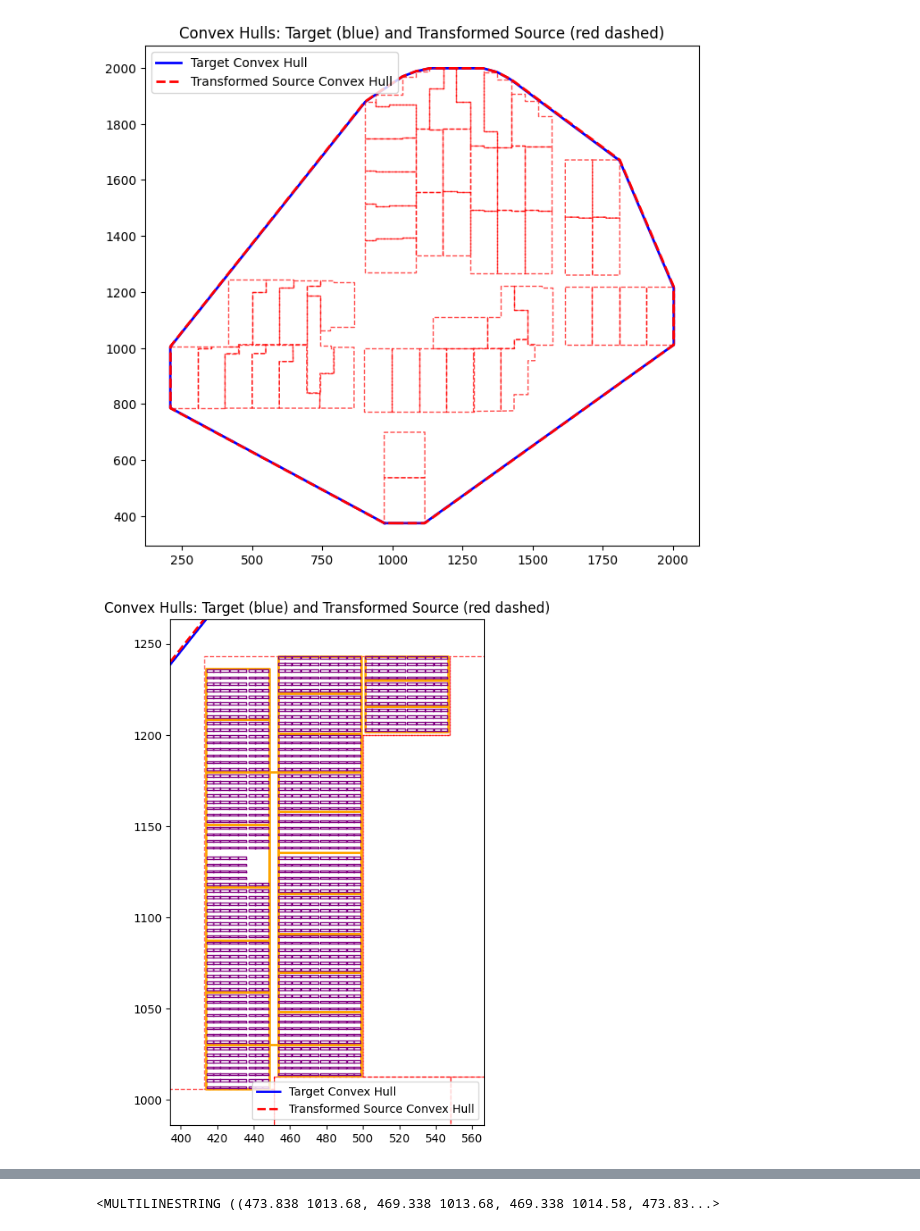
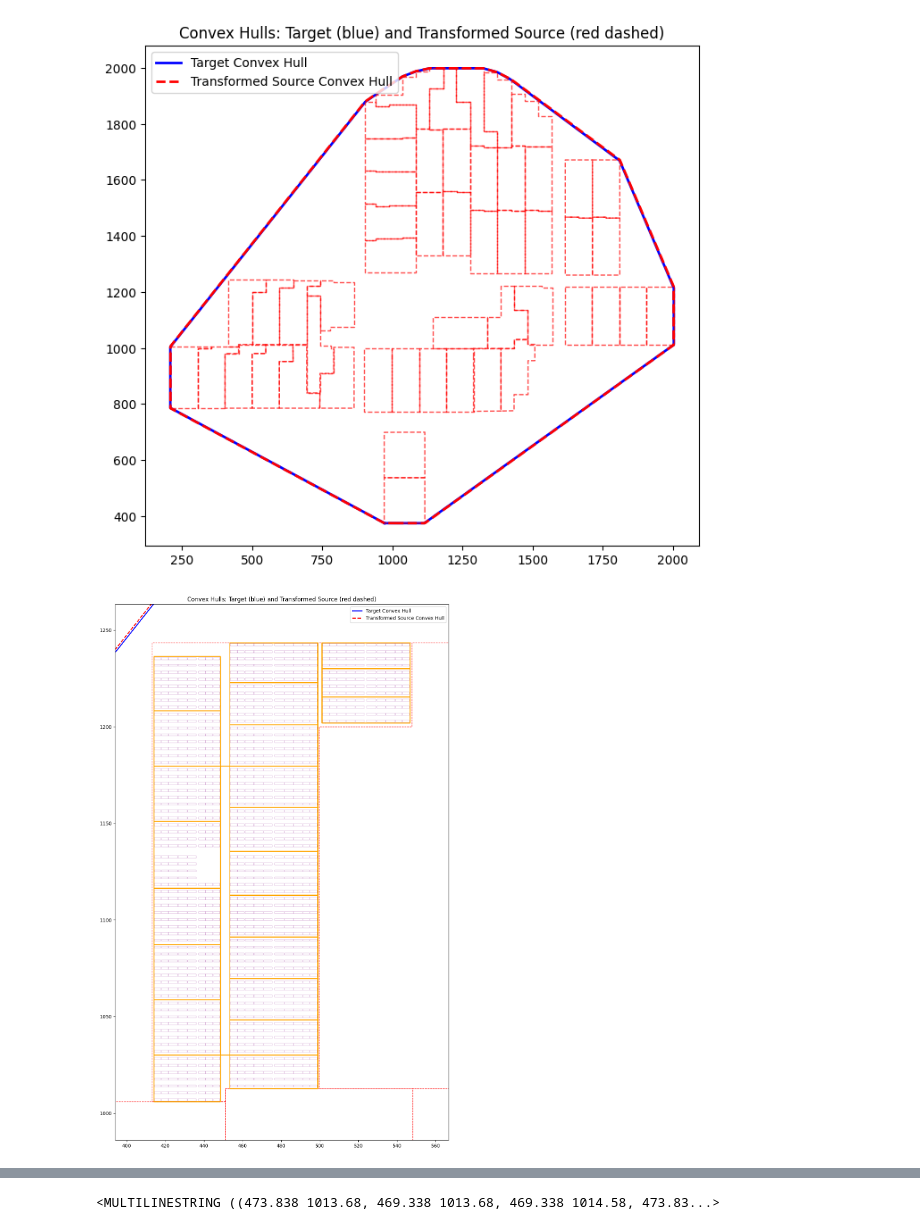
Before and after one commit to roba-cansolar/pdf-layout-extraction-dev, a Jupyter notebook: testing_notebooks/text-extraction-tests/LLM-extract/transform_path_dev.ipynb, the cells around one changed output, grey strips where cells are left out. Drawn from its saved outputs; the diff is of its cells as text; code cells hidden in the pictures.

```diff
--- a/testing_notebooks/text-extraction-tests/LLM-extract/transform_path_dev.ipynb
+++ b/testing_notebooks/text-extraction-tests/LLM-extract/transform_path_dev.ipynb
@@ -167,7 +167,7 @@ plt.show()
 file_path = "C:/Users/roba7/Documents/Programming projects/as-built-processing/pdf_layout_extraction_dev/docs/full_pdf/NorthStar As Built - Rev 2 2016-11-15.pdf"
 config = ExtractionConfig()
 layer_name = "key plan|BEI-BLOCK-OUTLINE"
-page_number = 14
+page_number = 15
 config.extension_length = 20
 element_type = "inverter"
 output_dir = None
@@ -181,7 +205,7 @@ with open("layout_extended_13_63_running_record.pkl", "rb") as f:
 # %%
 page_number = 14
-combiners = doc_json[14]['page_elements']['combiner_outlines']
-inverter_outline = inverter_label_poly_dict[doc_json[14]['page_label']]
+combiners = doc_json[page_number]['page_elements']['combiner_outlines']
+inverter_outline = inverter_label_poly_dict[' ' + doc_json[page_number]['page_label'].strip()]
 mls_inverter = MultiLineString([list(inverter_outline.exterior.coords)])
 
 
@@ -327,7 +351,7 @@ affine_params_inverter_to_site, transformed_source = align_multilinestrings_by_c
 
 import matplotlib.pyplot as plt
 
-fig, ax = plt.subplots(figsize=(8, 8))
+fig, ax = plt.subplots(figsize=(20, 20))
 
 # Plot convex hull of target MultiLineString (mls)
 mls_hull = mls.convex_hull
@@ -353,33 +377,33 @@ transformed_source_combiner_outlines_site = affine_transform(transformed_source_
 # Plot transformed_source_combiner_outlines after affine transform
 for line in transformed_source_combiner_outlines_site.geoms:
     x, y = line.xy
     ax.plot(x, y, color='green', linewidth=1, alpha=0.7, linestyle=':')
 
 
 affine_params_combiner_to_site = compose_affine(affine_params_combiner_to_inverter, affine_params_inverter_to_site)
 combiner_poly_site = affine_transform(mls_combiners, affine_params_combiner_to_site)
 
 # Plot combiner_poly_site (MultiLineString)
 for line in combiner_poly_site.geoms:
     x, y = line.xy
     ax.plot(x, y, color='orange', linewidth=2, linestyle='-')
 
-rack_outlines = doc_json[14]['page_elements']['rack_outlines']
+rack_outlines = doc_json[page_number]['page_elements']['rack_outlines']
 rack_outlines_transformed = [affine_transform(poly, affine_params_combiner_to_site) for poly in rack_outlines]
 
 # Plot rack_outlines_transformed
 for poly in rack_outlines_transformed:
     x, y = poly.exterior.xy
-    ax.plot(x, y, color='purple', linewidth=1, linestyle='-')
+    ax.plot(x, y, color='purple', linewidth=0.2, linestyle='-')
 
 buffered = transformed_source_combiner_outlines_site.buffer(20)
 minx, miny, maxx, maxy = buffered.bounds
 ax.set_xlim(minx, maxx)
 ax.set_ylim(miny, maxy)
 
 ax.set_aspect('equal')
 ax.legend()
 plt.title("Convex Hulls: Target (blue) and Transformed Source (red dashed)")
 plt.show()
 # %% [output]
-[figure, old version]
+[figure, new version]
```
Also changed, not shown: parts of 11 cells of this notebook, 55 other files.
